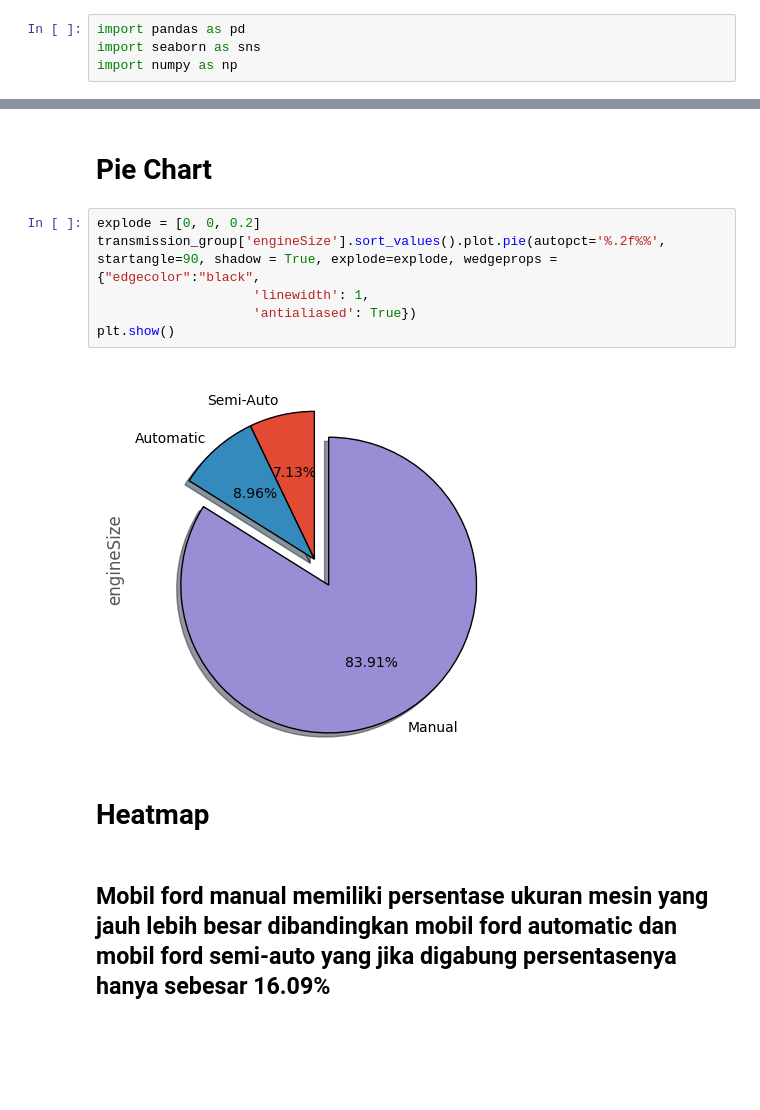
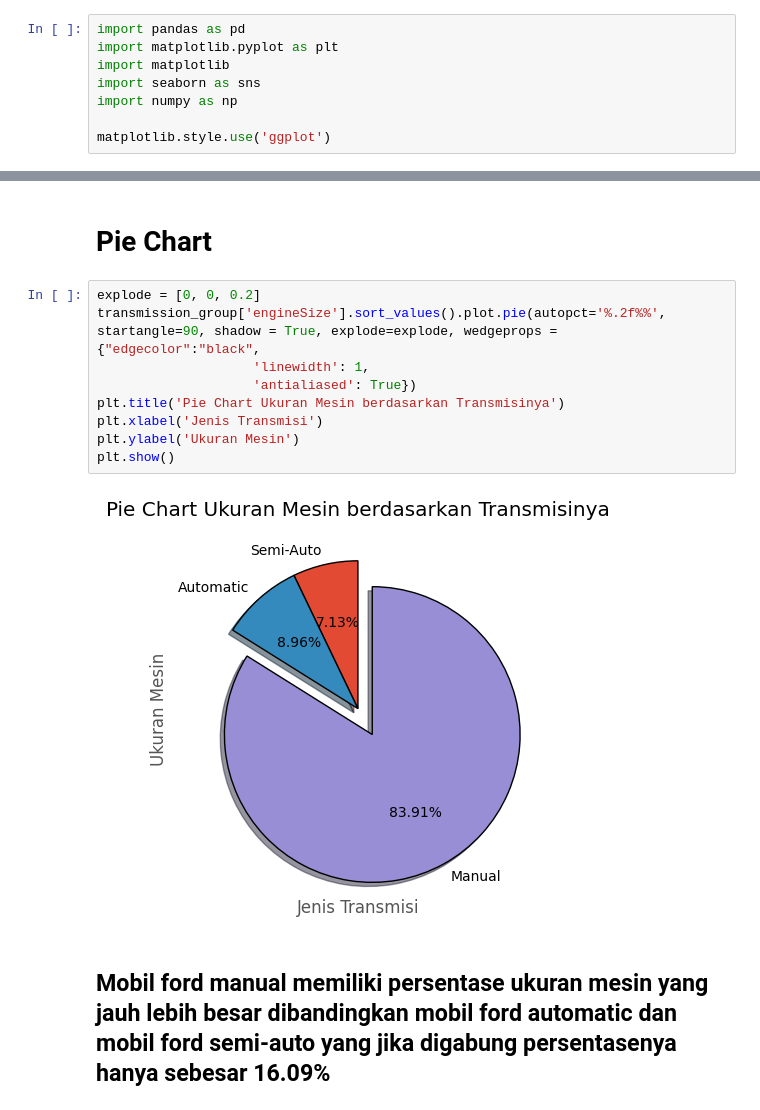
Before and after one commit to tiaadri15/Praktikum_KB, a Jupyter notebook: Posttest_KB_3/Posttest3.ipynb, the cells around one changed output, grey strips where cells are left out. Cells and saved outputs as stored; diff of their text form; blank space fills up the shorter version.

```diff
--- a/Posttest_KB_3/Posttest3.ipynb
+++ b/Posttest_KB_3/Posttest3.ipynb
@@ -7,8 +7,12 @@
 ## Praktikum Mata Kuliah Kecerdasan Buatan
 # %%
 import pandas as pd
+import matplotlib.pyplot as plt
+import matplotlib
 import seaborn as sns
 import numpy as np
+
+matplotlib.style.use('ggplot')
 # %%
 df = pd.read_csv('ford.csv')
 df_ford = pd.read_csv('ford.csv')
@@ -77,12 +86,13 @@ Index(['Automatic', 'Manual', 'Semi-Auto'], dtype='object', name='transmission')
 # %%
 explode = [0, 0, 0.2]
 transmission_group['engineSize'].sort_values().plot.pie(autopct='%.2f%%', startangle=90, shadow = True, explode=explode, wedgeprops = {"edgecolor":"black",
                     'linewidth': 1,
                     'antialiased': True})
+plt.title('Pie Chart Ukuran Mesin berdasarkan Transmisinya')
+plt.xlabel('Jenis Transmisi')
+plt.ylabel('Ukuran Mesin')
 plt.show()
 # %% [output]
-[figure, old version]
+[figure, new version]
-# %% [markdown]
-# Heatmap
 # %% [markdown]
 ## Mobil ford manual memiliki persentase ukuran mesin yang jauh lebih besar dibandingkan mobil ford automatic dan mobil ford semi-auto yang jika digabung persentasenya hanya sebesar 16.09%
```
Also changed, not shown: parts of 4 cells of this notebook.
